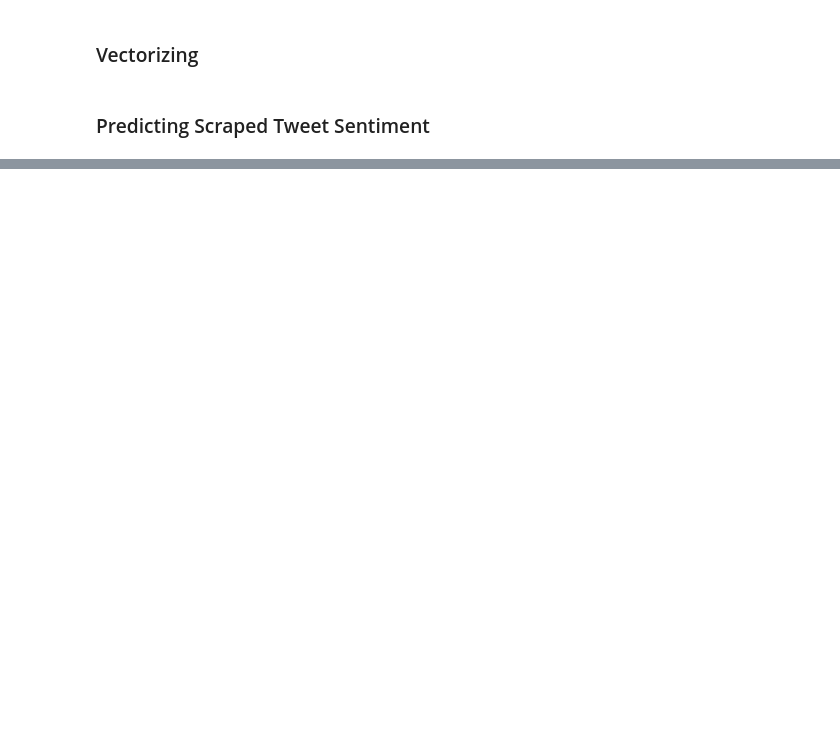
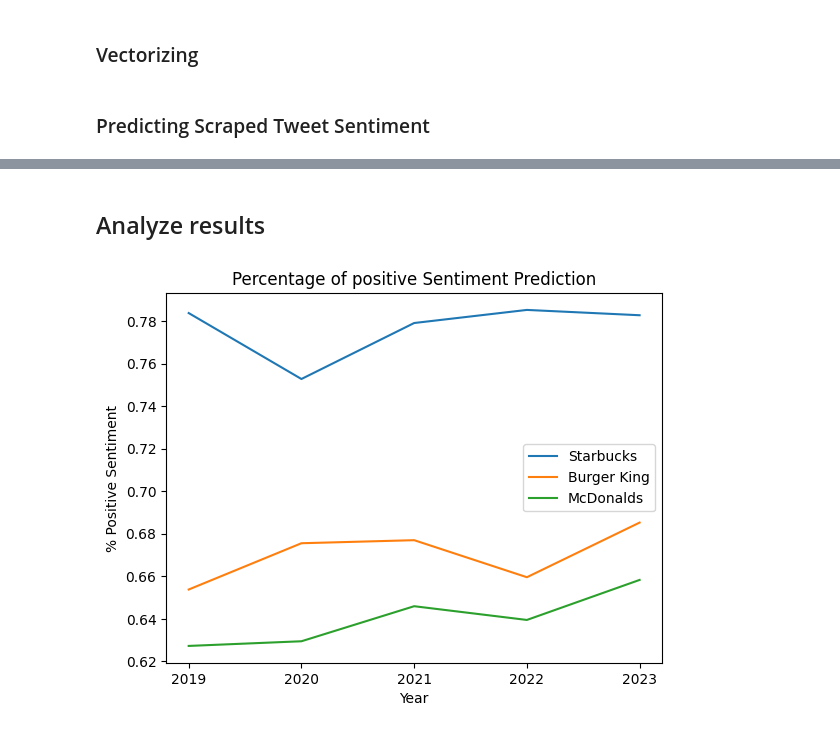
Before and after one commit to DavidStein7/marketing_analytics_project, a Jupyter notebook: Notebooks/data_preparation.ipynb, the cells around one changed output, grey strips where cells are left out. Saved outputs shown, nothing was run; the diff lists cells and outputs as text; code cells hidden in the pictures; blank space fills up the shorter version.

Commit message:
Models run on actual data

```diff
--- a/Notebooks/data_preparation.ipynb
+++ b/Notebooks/data_preparation.ipynb
@@ -1654,8 +1564,8 @@ for i in range(len(data_names)):
     matrices[data_names[i]] = matrix
 # %%
 starbucks_matrix = matrices[data_names[0]]
-kfc_matrix = matrices[data_names[0]]
-eurowings_matrix = matrices[data_names[0]]
+burgerking_matrix = matrices[data_names[1]]
+mcdonalds_matrix = matrices[data_names[2]]
 # %% [markdown]
 ### Predicting Scraped Tweet Sentiment
 # %%
@@ -1673,0 +1582,16 @@ len(pred_starbucks)
+# %%
+starbucks = dataframes[data_names[0]]
+burgerking = dataframes[data_names[1]]
+mcdonalds = dataframes[data_names[2]]
+# %%
+starbucks['prediction'] = pred_starbucks
+starbucks['prediction_proba_neg'] = pred_proba_starbucks[:, 0]
+starbucks['prediction_proba_pos'] = pred_proba_starbucks[:, 1]
+
+burgerking['prediction'] = pred_burgerking
+burgerking['prediction_proba_neg'] = pred_proba_burgerking[:, 0]
+burgerking['prediction_proba_pos'] = pred_proba_burgerking[:, 1]
+
+mcdonalds['prediction'] = pred_mcdonalds
+mcdonalds['prediction_proba_neg'] = pred_proba_mcdonalds[:, 0]
+mcdonalds['prediction_proba_pos'] = pred_proba_mcdonalds[:, 1]
@@ -1673,0 +1607,30 @@ len(pred_starbucks)
+# %% [markdown]
+## Analyze results
+# %%
+average_values_starbucks = pd.DataFrame(starbucks.groupby('year')['prediction'].mean())
+average_values_burgerking = pd.DataFrame(burgerking.groupby('year')['prediction'].mean())
+average_values_mcdonalds = pd.DataFrame(mcdonalds.groupby('year')['prediction'].mean())
+
+# Create a new figure and axis
+fig, ax = plt.subplots()
+
+# Plot each dataframe on the same axis
+ax.plot(average_values_starbucks.index, average_values_starbucks['prediction'], label='Starbucks')
+ax.plot(average_values_burgerking.index, average_values_burgerking['prediction'], label='Burger King')
+ax.plot(average_values_mcdonalds.index, average_values_mcdonalds['prediction'], label='McDonalds')
+
+# Add labels and title to the plot
+ax.set_xlabel('Year')
+ax.set_ylabel('% Positive Sentiment')
+ax.set_title('Percentage of positive Sentiment Prediction')
+
+# Add a legend
+ax.legend()
+
+# Formatting x-axis ticks to display only full numbers
+plt.xticks(average_values_starbucks.index)
+
+# Display the plot
+plt.show()
+# %% [output]
+[figure, added]
```
Also changed, not shown: parts of 14 cells of this notebook.
